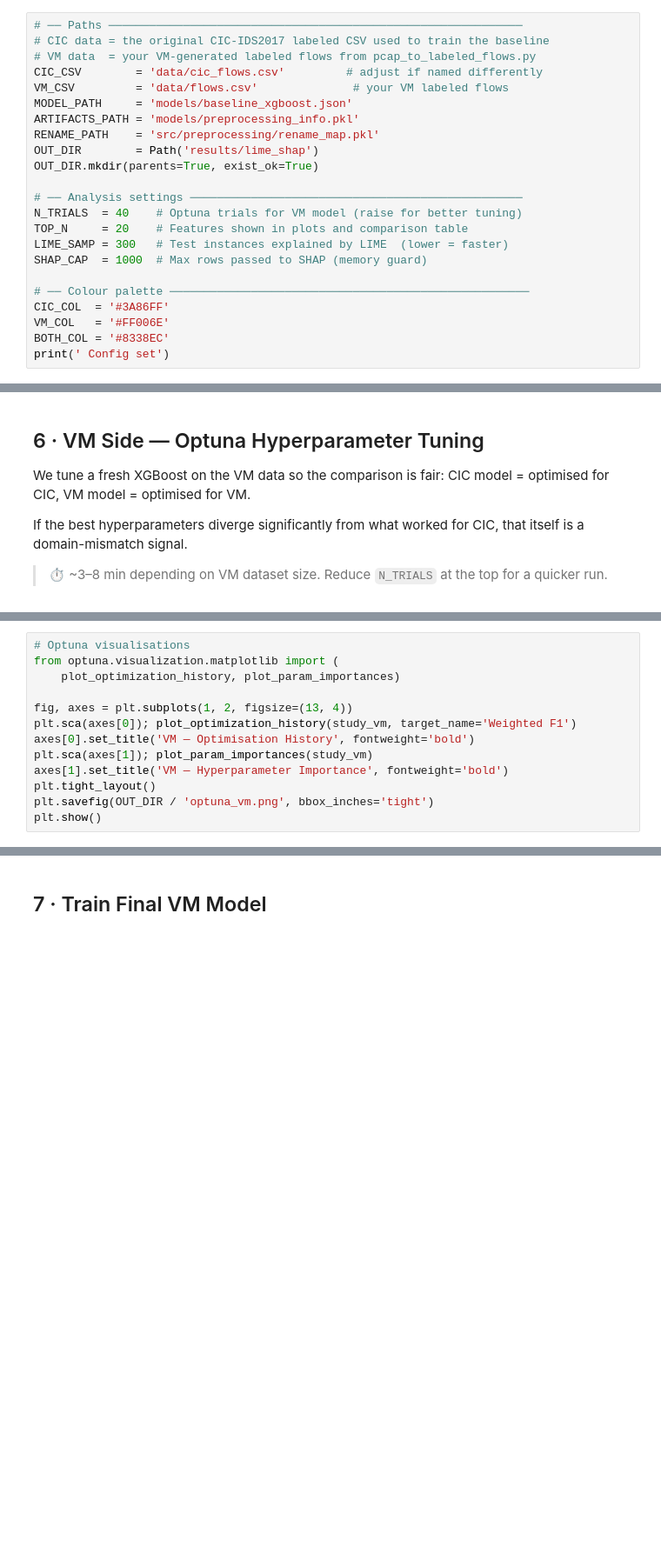
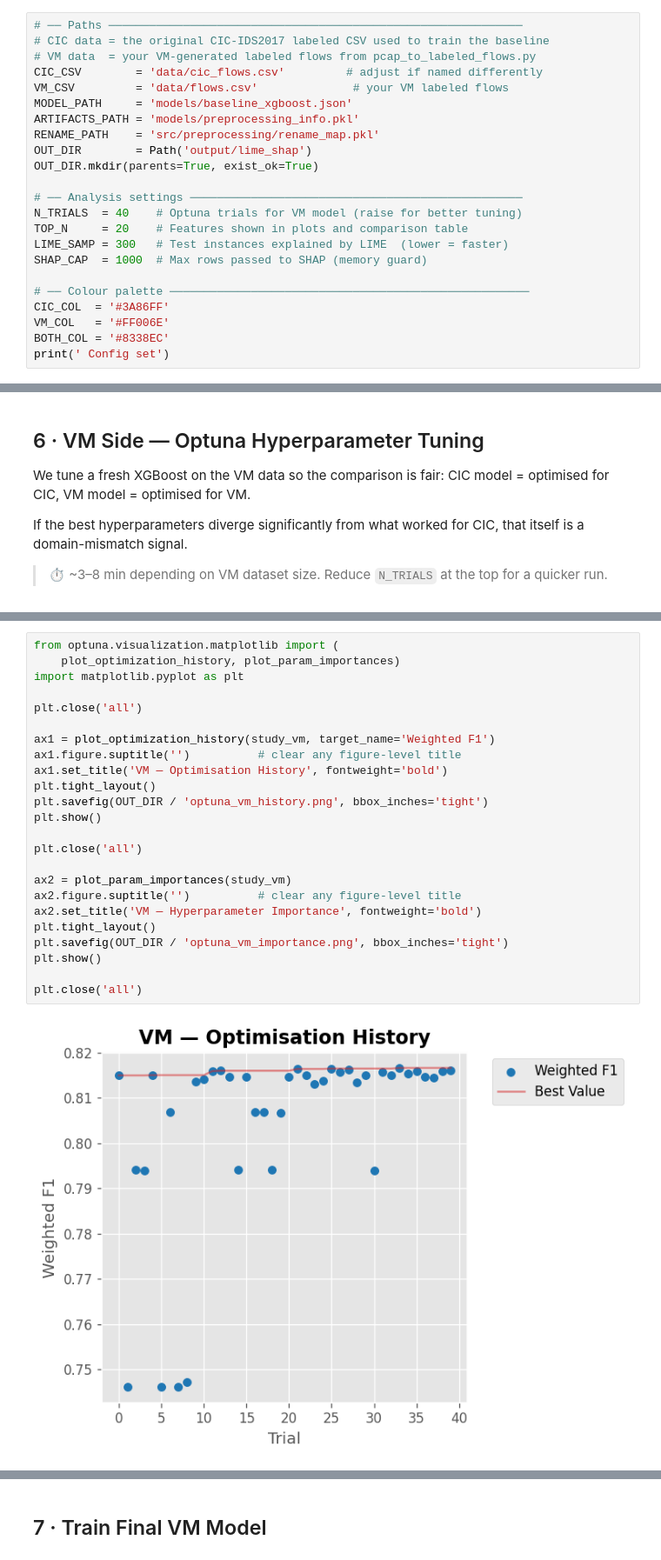
Before and after one commit to CPRE560-IDS-with-Modern-Tabular-ML/VM_Env_Test, a Jupyter notebook: notebooks/lime_shap_analysis.ipynb, the cells around one changed output, grey strips where cells are left out. Shown at 87% size. Saved outputs shown, nothing was run; the diff lists cells and outputs as text; blank space fills up the shorter version.

Commit message:
optuna results

```diff
--- a/notebooks/lime_shap_analysis.ipynb
+++ b/notebooks/lime_shap_analysis.ipynb
@@ -72,7 +72,7 @@ VM_CSV         = 'data/flows.csv'              # your VM labeled flows
 MODEL_PATH     = 'models/baseline_xgboost.json'
 ARTIFACTS_PATH = 'models/preprocessing_info.pkl'
 RENAME_PATH    = 'src/preprocessing/rename_map.pkl'
-OUT_DIR        = Path('results/lime_shap')
+OUT_DIR        = Path('output/lime_shap')
 OUT_DIR.mkdir(parents=True, exist_ok=True)
 
 # ── Analysis settings ─────────────────────────────────────────────────
@@ -342,13 +354,26 @@ TypeError: XGBClassifier.fit() got an unexpected keyword argument 'early_stoppin
 # %%
-# Optuna visualisations
 from optuna.visualization.matplotlib import (
     plot_optimization_history, plot_param_importances)
+import matplotlib.pyplot as plt
 
-fig, axes = plt.subplots(1, 2, figsize=(13, 4))
-plt.sca(axes[0]); plot_optimization_history(study_vm, target_name='Weighted F1')
-axes[0].set_title('VM — Optimisation History', fontweight='bold')
-plt.sca(axes[1]); plot_param_importances(study_vm)
-axes[1].set_title('VM — Hyperparameter Importance', fontweight='bold')
+plt.close('all')
+
+ax1 = plot_optimization_history(study_vm, target_name='Weighted F1')
+ax1.figure.suptitle('')          # clear any figure-level title
+ax1.set_title('VM — Optimisation History', fontweight='bold')
 plt.tight_layout()
-plt.savefig(OUT_DIR / 'optuna_vm.png', bbox_inches='tight')
+plt.savefig(OUT_DIR / 'optuna_vm_history.png', bbox_inches='tight')
 plt.show()
+
+plt.close('all')
+
+ax2 = plot_param_importances(study_vm)
+ax2.figure.suptitle('')          # clear any figure-level title
+ax2.set_title('VM — Hyperparameter Importance', fontweight='bold')
+plt.tight_layout()
+plt.savefig(OUT_DIR / 'optuna_vm_importance.png', bbox_inches='tight')
+plt.show()
+
+plt.close('all')
+# %% [output]
+[figure, added]
```
Also changed, not shown: parts of 9 cells of this notebook.
